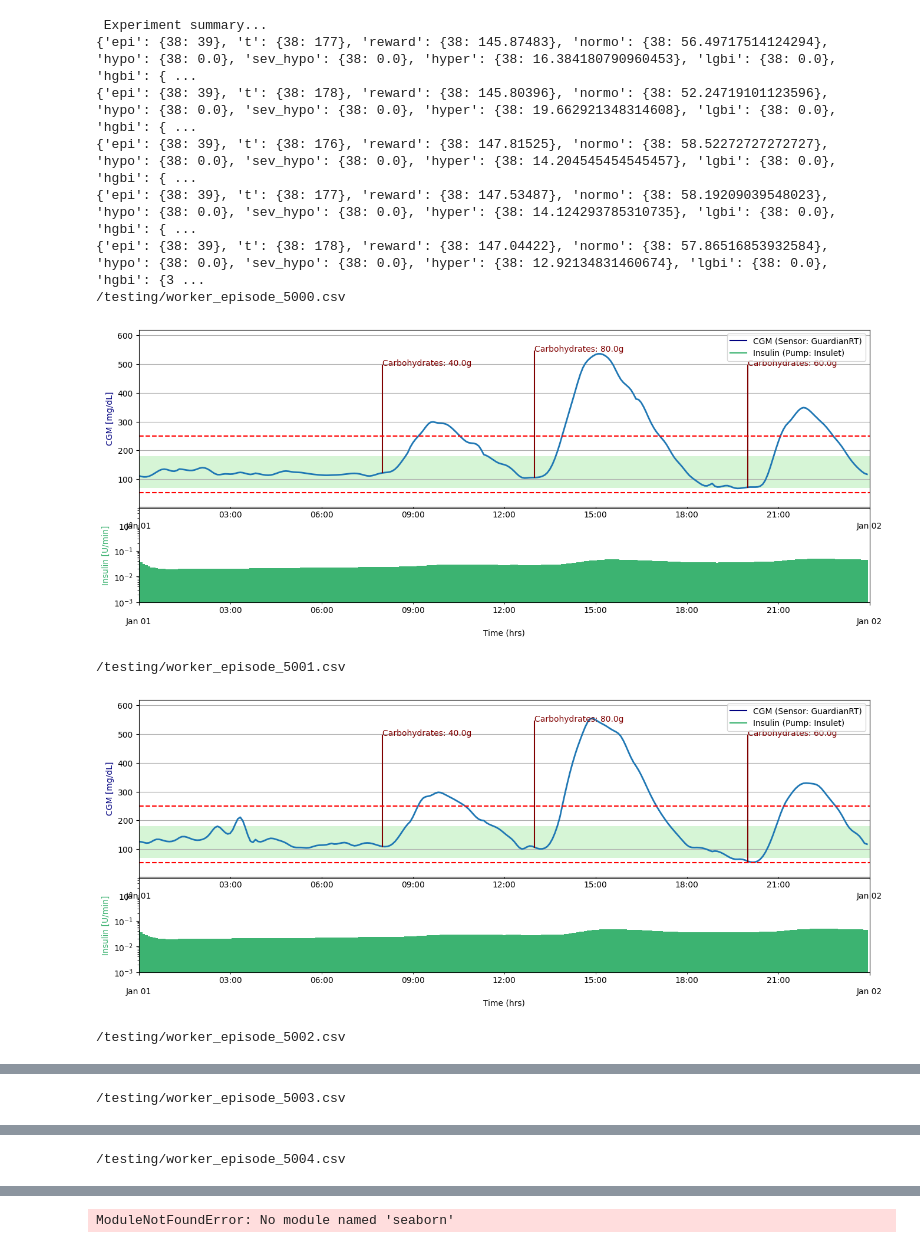
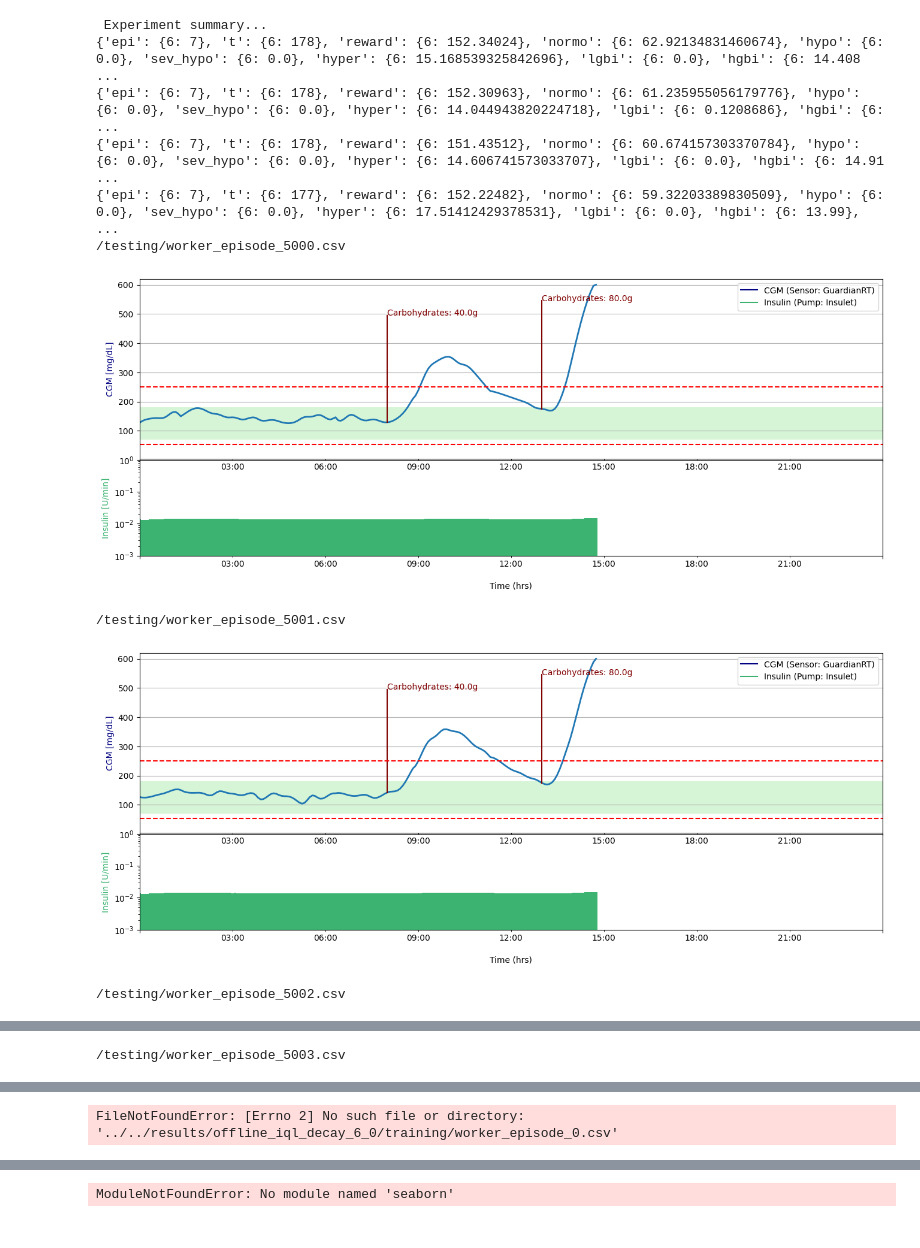
Before and after one commit to RL4H/RL4T1D, a Jupyter notebook: visualiser/notebooks/individual_analyzer.ipynb, the cells around one changed output, grey strips where cells are left out. Cells and saved outputs as stored; diff of their text form; code cells hidden in the pictures.

```diff
--- a/visualiser/notebooks/individual_analyzer.ipynb
+++ b/visualiser/notebooks/individual_analyzer.ipynb
@@ -13,25 +13,10 @@ from visualiser.core import display_commands, plot_testing_metric, display_comma
 import matplotlib.gridspec
 %matplotlib inline
 
-# FOLDER = 'nci/May12/adult_easy/'
-# ALGO = 'G'
-# SUBJECT = '6'
-# PATH = FOLDER+ALGO+SUBJECT
-# COHORT = 'Adult'
 
-# EXP_NAME = 'offline_td3_debug' offline_td3_clinical
-# EXP_NAME   = 'offline_td3_test_mixed1'
-# EXP_NAME_2 = "offline_td3_test_mixed2"
-# EXP_NAME_3 = "offline_td3_test_mixed3"
-
-# EXP_NAME   = 'offline_td3_test_full_q'
-# EXP_NAME_2 = "offline_td3_test_bc"
-# EXP_NAME_3 = "offline_td3_test_mixed2"
-
-#offline_td3_p19_4
-EXP_NAME = 'offline_iql_t3_6_0'
-EXP_NAME_2 = "offline_iql_t3_6_1"
-EXP_NAME_3 = "offline_iql_t3_6_2"
+EXP_NAME = 'offline_iql_decay_6_0'
+EXP_NAME_2 = "offline_iql_t3_6_0"
+EXP_NAME_3 = "offline_td3_purebc_23_0"
 
 COHORT = 'Adult'
 SUBJECT = '0'
@@ -112,22 +97,21 @@ plot_testing_metric(exp_vis, type='min_max', dis_len=dis_len, metric='lgbi', goa
 # %%
 
 ## debugging a given experiment
 target_exp = exp1
 latest_epi = target_exp.get_summary()
-target_epi = 30
+target_epi = latest_epi
 # plot_value_function(target_exp, horizon=256)
 for t in range(0, target_exp.testing_workers):
     plot_episode(target_exp, tester=t, episode=target_epi)
 plot_training_action_summary(target_exp, horizon=256)
 # %% [output]
  Experiment summary...
-{'epi': {38: 39}, 't': {38: 177}, 'reward': {38: 145.87483}, 'normo': {38: 56.49717514124294}, 'hypo': {38: 0.0}, 'sev_hypo': {38: 0.0}, 'hyper': {38: 16.384180790960453}, 'lgbi': {38: 0.0}, 'hgbi': { ...
-{'epi': {38: 39}, 't': {38: 178}, 'reward': {38: 145.80396}, 'normo': {38: 52.24719101123596}, 'hypo': {38: 0.0}, 'sev_hypo': {38: 0.0}, 'hyper': {38: 19.662921348314608}, 'lgbi': {38: 0.0}, 'hgbi': { ...
-{'epi': {38: 39}, 't': {38: 176}, 'reward': {38: 147.81525}, 'normo': {38: 58.52272727272727}, 'hypo': {38: 0.0}, 'sev_hypo': {38: 0.0}, 'hyper': {38: 14.204545454545457}, 'lgbi': {38: 0.0}, 'hgbi': { ...
-{'epi': {38: 39}, 't': {38: 177}, 'reward': {38: 147.53487}, 'normo': {38: 58.19209039548023}, 'hypo': {38: 0.0}, 'sev_hypo': {38: 0.0}, 'hyper': {38: 14.124293785310735}, 'lgbi': {38: 0.0}, 'hgbi': { ...
-{'epi': {38: 39}, 't': {38: 178}, 'reward': {38: 147.04422}, 'normo': {38: 57.86516853932584}, 'hypo': {38: 0.0}, 'sev_hypo': {38: 0.0}, 'hyper': {38: 12.92134831460674}, 'lgbi': {38: 0.0}, 'hgbi': {3 ...
+{'epi': {6: 7}, 't': {6: 178}, 'reward': {6: 152.34024}, 'normo': {6: 62.92134831460674}, 'hypo': {6: 0.0}, 'sev_hypo': {6: 0.0}, 'hyper': {6: 15.168539325842696}, 'lgbi': {6: 0.0}, 'hgbi': {6: 14.408 ...
+{'epi': {6: 7}, 't': {6: 178}, 'reward': {6: 152.30963}, 'normo': {6: 61.235955056179776}, 'hypo': {6: 0.0}, 'sev_hypo': {6: 0.0}, 'hyper': {6: 14.044943820224718}, 'lgbi': {6: 0.1208686}, 'hgbi': {6: ...
+{'epi': {6: 7}, 't': {6: 178}, 'reward': {6: 151.43512}, 'normo': {6: 60.674157303370784}, 'hypo': {6: 0.0}, 'sev_hypo': {6: 0.0}, 'hyper': {6: 14.606741573033707}, 'lgbi': {6: 0.0}, 'hgbi': {6: 14.91 ...
+{'epi': {6: 7}, 't': {6: 177}, 'reward': {6: 152.22482}, 'normo': {6: 59.32203389830509}, 'hypo': {6: 0.0}, 'sev_hypo': {6: 0.0}, 'hyper': {6: 17.51412429378531}, 'lgbi': {6: 0.0}, 'hgbi': {6: 13.99}, ...
 /testing/worker_episode_5000.csv
-[figure, old version]
+[figure, new version]
 /testing/worker_episode_5001.csv
-[figure, old version]
+[figure, new version]
 /testing/worker_episode_5002.csv
@@ -137 +121 @@ plot_training_action_summary(target_exp, horizon=256)
-/testing/worker_episode_5004.csv
+FileNotFoundError: [Errno 2] No such file or directory: '../../results/offline_iql_decay_6_0/training/worker_episode_0.csv'
```
Also changed, not shown: parts of 2 cells of this notebook, 7 other files.
